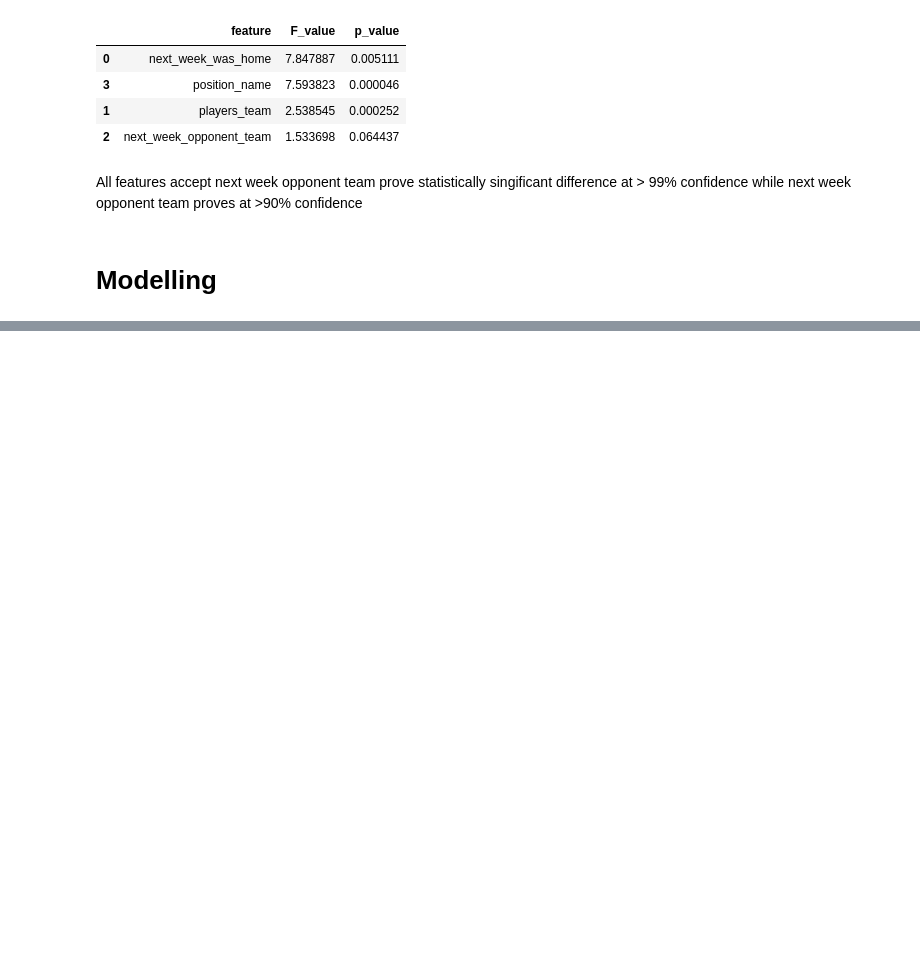
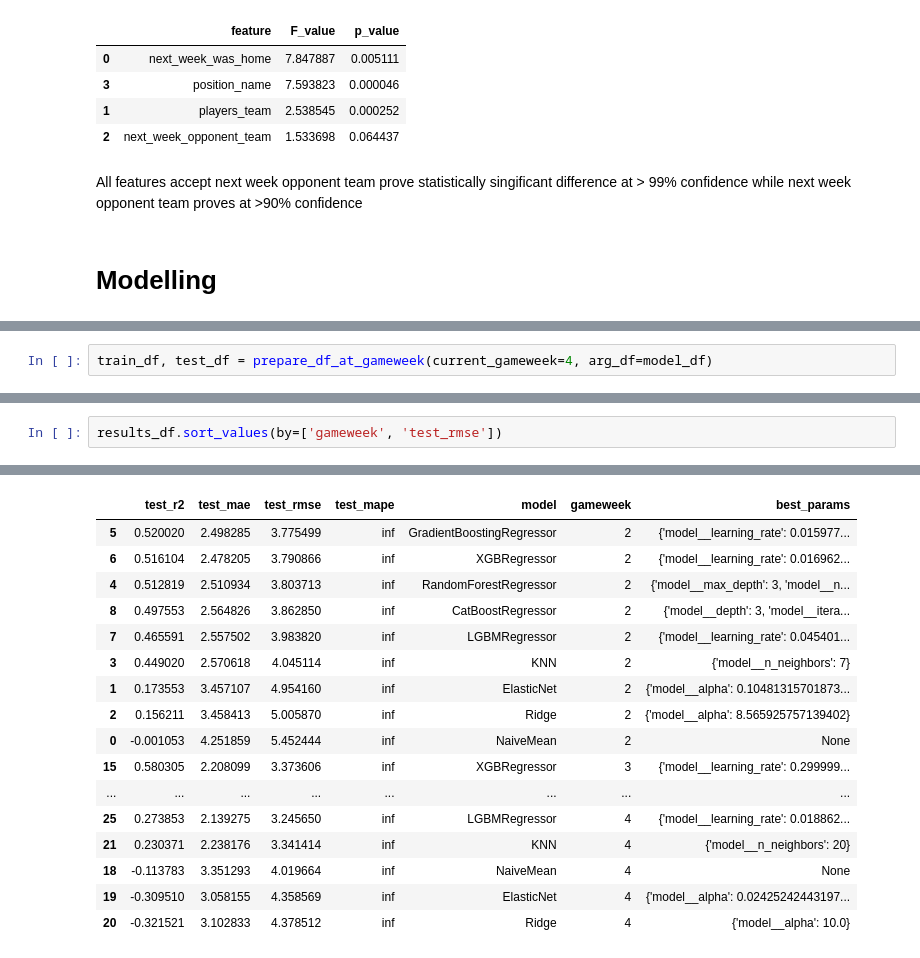
Before and after one commit to emolloy123/FPL-Modelling, a Jupyter notebook: fpl-modelling/notebooks/modelling..ipynb, the cells around one changed output, grey strips where cells are left out. Cells and saved outputs as stored; diff of their text form; blank space fills up the shorter version.

```diff
--- a/fpl-modelling/notebooks/modelling..ipynb
+++ b/fpl-modelling/notebooks/modelling..ipynb
@@ -404,0 +381,2 @@ MAE: 1.055, RMSE: 2.249, R²: 0.213, MAPE: 133158775258564368.000%
+# %%
+train_df, test_df = prepare_df_at_gameweek(current_gameweek=4, arg_df=model_df)
@@ -404,0 +563,3 @@ MAE: 1.055, RMSE: 2.249, R²: 0.213, MAPE: 133158775258564368.000%
+# %%
+results_df.sort_values(by=['gameweek', 'test_rmse'])
+# %% [output]
@@ -404,0 +567,17 @@ MAE: 1.055, RMSE: 2.249, R²: 0.213, MAPE: 133158775258564368.000%
+|  | test_r2 | test_mae | test_rmse | test_mape | model | gameweek | best_params |
+| 5 | 0.520020 | 2.498285 | 3.775499 | inf | GradientBoostingRegressor | 2 | {'model__learning_rate': 0.015977... |
+| 6 | 0.516104 | 2.478205 | 3.790866 | inf | XGBRegressor | 2 | {'model__learning_rate': 0.016962... |
+| 4 | 0.512819 | 2.510934 | 3.803713 | inf | RandomForestRegressor | 2 | {'model__max_depth': 3, 'model__n... |
+| 8 | 0.497553 | 2.564826 | 3.862850 | inf | CatBoostRegressor | 2 | {'model__depth': 3, 'model__itera... |
+| 7 | 0.465591 | 2.557502 | 3.983820 | inf | LGBMRegressor | 2 | {'model__learning_rate': 0.045401... |
+| 3 | 0.449020 | 2.570618 | 4.045114 | inf | KNN | 2 | {'model__n_neighbors': 7} |
+| 1 | 0.173553 | 3.457107 | 4.954160 | inf | ElasticNet | 2 | {'model__alpha': 0.10481315701873... |
+| 2 | 0.156211 | 3.458413 | 5.005870 | inf | Ridge | 2 | {'model__alpha': 8.565925757139402} |
+| 0 | -0.001053 | 4.251859 | 5.452444 | inf | NaiveMean | 2 | None |
+| 15 | 0.580305 | 2.208099 | 3.373606 | inf | XGBRegressor | 3 | {'model__learning_rate': 0.299999... |
+| ... | ... | ... | ... | ... | ... | ... | ... |
+| 25 | 0.273853 | 2.139275 | 3.245650 | inf | LGBMRegressor | 4 | {'model__learning_rate': 0.018862... |
+| 21 | 0.230371 | 2.238176 | 3.341414 | inf | KNN | 4 | {'model__n_neighbors': 20} |
+| 18 | -0.113783 | 3.351293 | 4.019664 | inf | NaiveMean | 4 | None |
+| 19 | -0.309510 | 3.058155 | 4.358569 | inf | ElasticNet | 4 | {'model__alpha': 0.02425242443197... |
+| 20 | -0.321521 | 3.102833 | 4.378512 | inf | Ridge | 4 | {'model__alpha': 10.0} |
```
Also changed, not shown: parts of 25 cells of this notebook, 10 other files.
